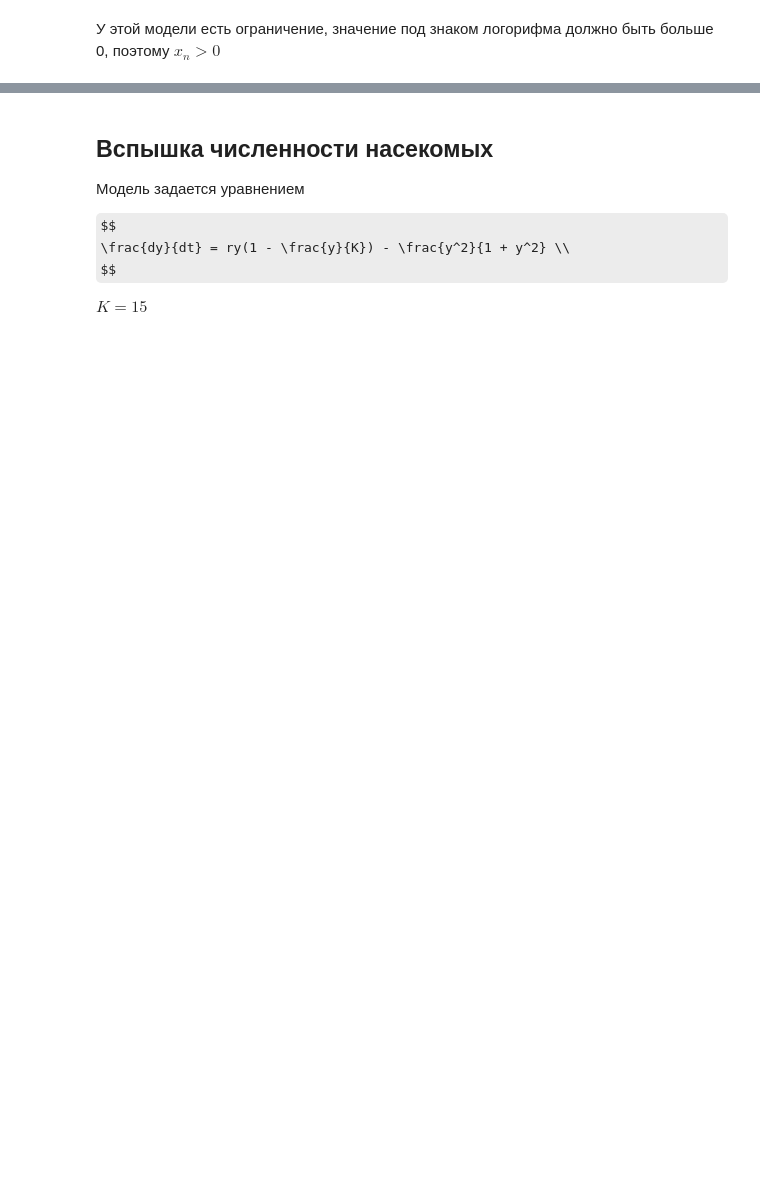
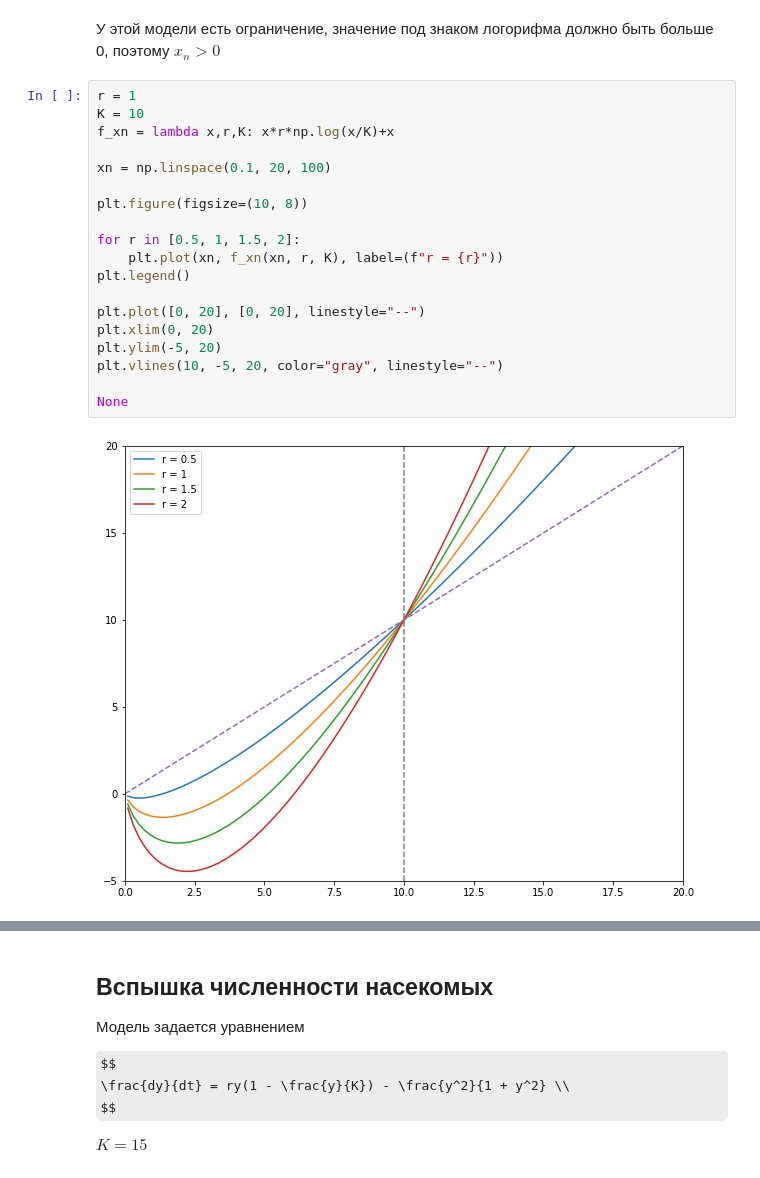
Before and after one commit to ElenaShush/biological_models, a Jupyter notebook: Homework_4.ipynb, the cells around one changed output, grey strips where cells are left out. Saved outputs shown, nothing was run; the diff lists cells and outputs as text; some formulas as TeX source; blank space fills up the shorter version.

```diff
--- a/Homework_4.ipynb
+++ b/Homework_4.ipynb
@@ -34,3 +34,24 @@ $$
 Итак, эта модель имеет две стационарные точки 0 и K, вторая зависит от параметра K.
 # %% [markdown]
 У этой модели есть ограничение, значение под знаком логорифма должно быть больше 0, поэтому $x_n > 0 $
+# %%
+r = 1
+K = 10
+f_xn = lambda x,r,K: x*r*np.log(x/K)+x
+
+xn = np.linspace(0.1, 20, 100)
+
+plt.figure(figsize=(10, 8))
+
+for r in [0.5, 1, 1.5, 2]:
+    plt.plot(xn, f_xn(xn, r, K), label=(f"r = {r}"))
+plt.legend()
+
+plt.plot([0, 20], [0, 20], linestyle="--")
+plt.xlim(0, 20)
+plt.ylim(-5, 20)
+plt.vlines(10, -5, 20, color="gray", linestyle="--")
+
+None
+# %% [output]
+[figure, added]
```
Also changed, not shown: parts of 20 cells of this notebook.
